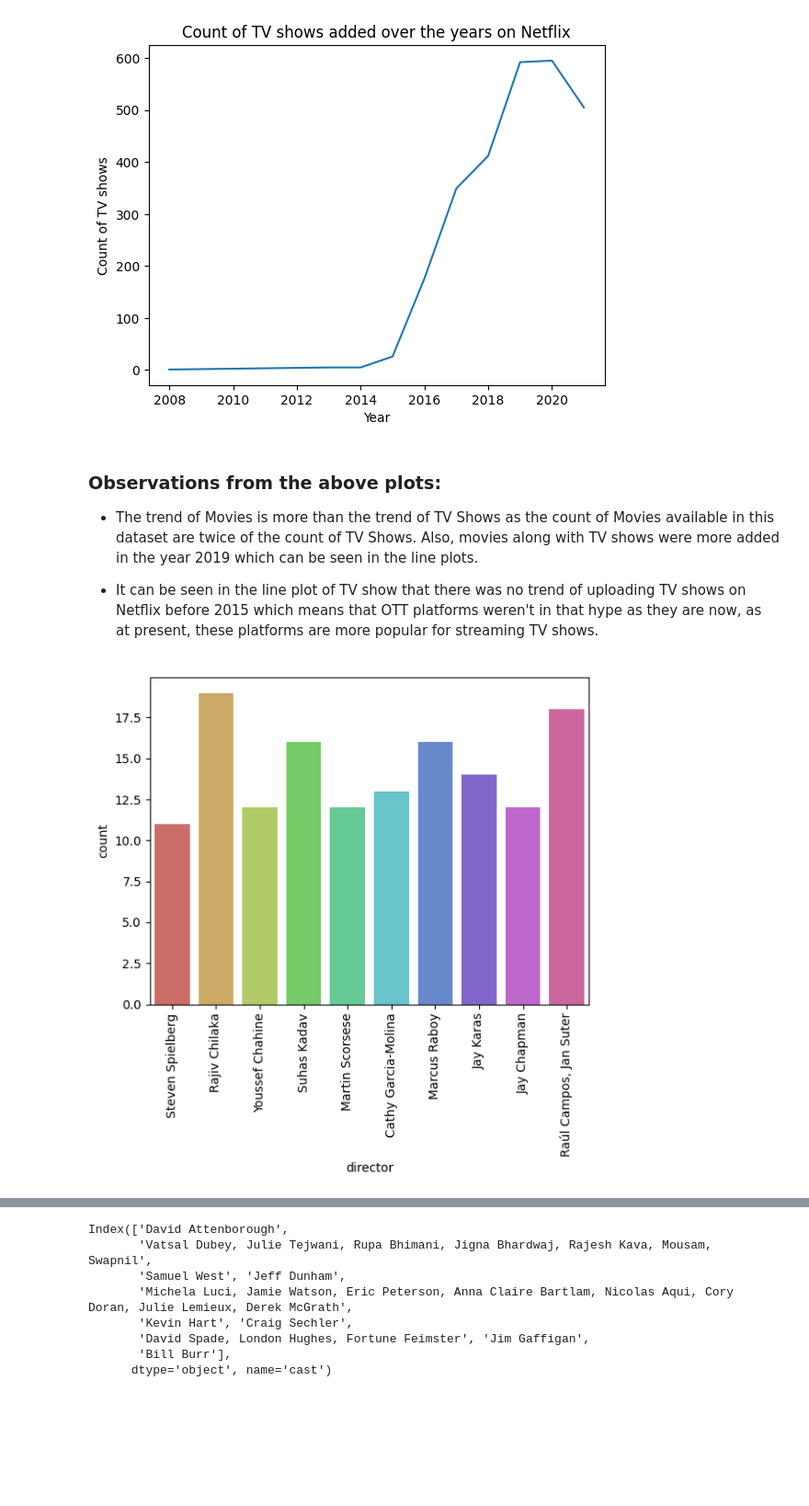
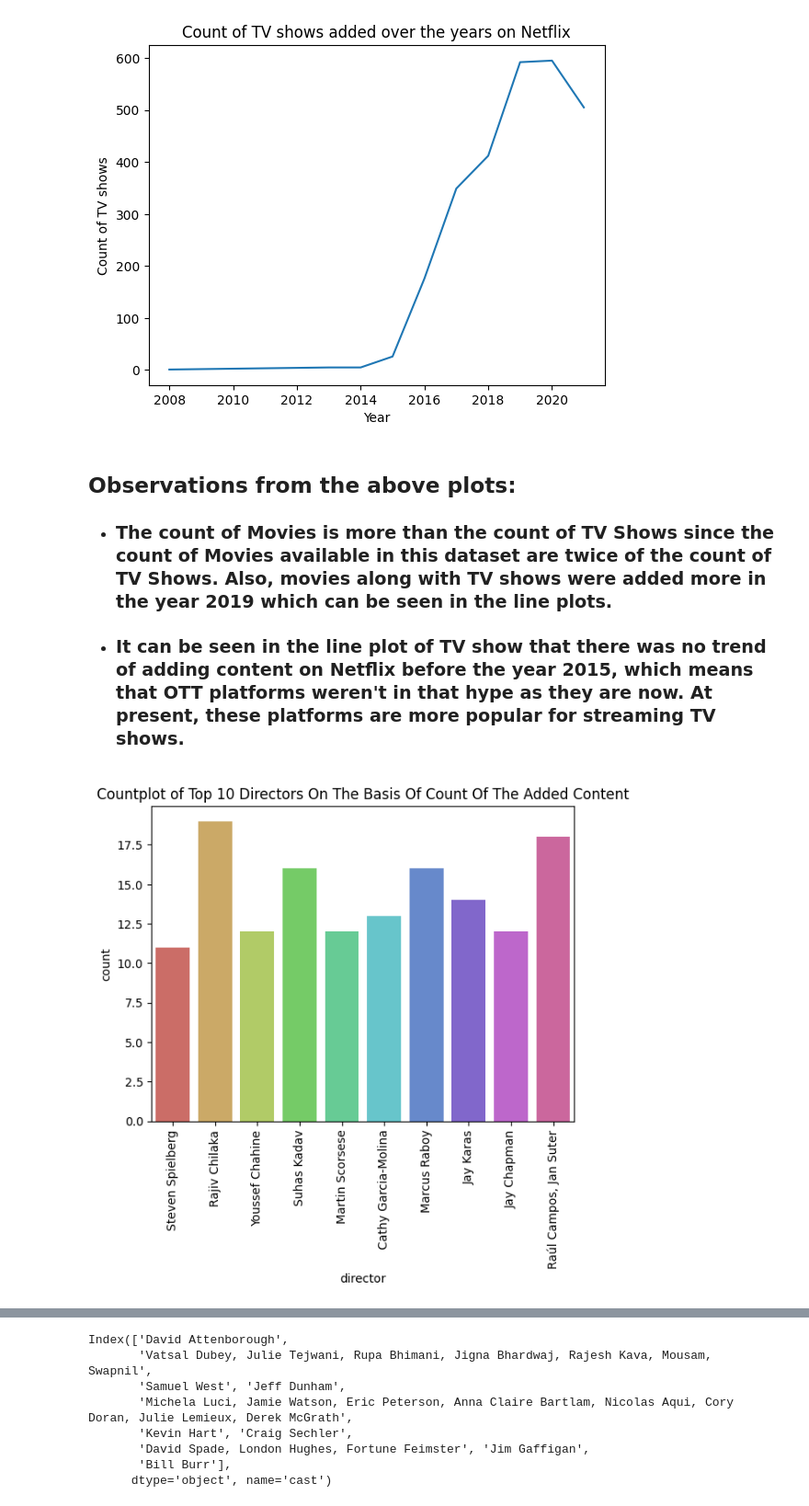
Before and after one commit to tajwinder-singh/netflix-eda, a Jupyter notebook: netflix_data_visualization.ipynb, the cells around one changed output, grey strips where cells are left out. Shown: that part at 92% size. Drawn from its saved outputs; the diff is of its cells as text; code cells hidden in the pictures; blank space fills up the shorter version.

```diff
--- a/netflix_data_visualization.ipynb
+++ b/netflix_data_visualization.ipynb
@@ -256,22 +260,23 @@ plt.show()
 # %% [output]
 [figure]
 # %% [markdown]
-### Observations from the above plots:
-- The trend of Movies is more than the trend of TV Shows as the count of Movies available in this dataset are twice of the count of TV Shows. Also, movies along with TV shows were more added in the year 2019 which can be seen in the line plots.
+## Observations from the above plots:
+- ### The count of Movies is more than the count of TV Shows since the count of Movies available in this dataset are twice of the count of TV Shows. Also, movies along with TV shows were added more in the year 2019 which can be seen in the line plots.
 
-- It can be seen in the line plot of TV show that there was no trend of uploading TV shows on Netflix before 2015 which means that OTT platforms weren't in that hype as they are now, as at present, these platforms are  more popular for streaming TV shows.
+- ### It can be seen in the line plot of TV show that there was no trend of adding content on Netflix before the year 2015, which means that OTT platforms weren't in that hype as they are now. At present, these platforms are more popular for streaming TV shows.
 # %%
-top_directors_count = df['director'].value_counts().sort_values(ascending= False).head(10) # capturing the top 10 directors
+top_directors_count = df['director'].value_counts().sort_values(ascending= False).head(10) # capturing the top 10 directors on the basis of movie or tv show count.
 
-# creating a dataframe of top 10 directors on the basis of movie or tv show count.
 top_directors_index = top_directors_count.index
 
-topDirectorsDf = df[df['director'].isin(top_directors_index)]
+topDirectorsDf = df[df['director'].isin(top_directors_index)] # creating a dataframe of top 10 directors on the basis of movie or tv show count.
+
 
 # countplot of top_directors_count
 sns.countplot(x=topDirectorsDf['director'],hue = topDirectorsDf['director'], legend = False, palette = 'hls')
+plt.title("Countplot of Top 10 Directors On The Basis Of Count Of The Added Content")
 plt.xticks(rotation = 90)
 plt.show()
 # %% [output]
-[figure, old version]
+[figure, new version]
 # %%
```
Also changed, not shown: parts of 27 cells of this notebook.
